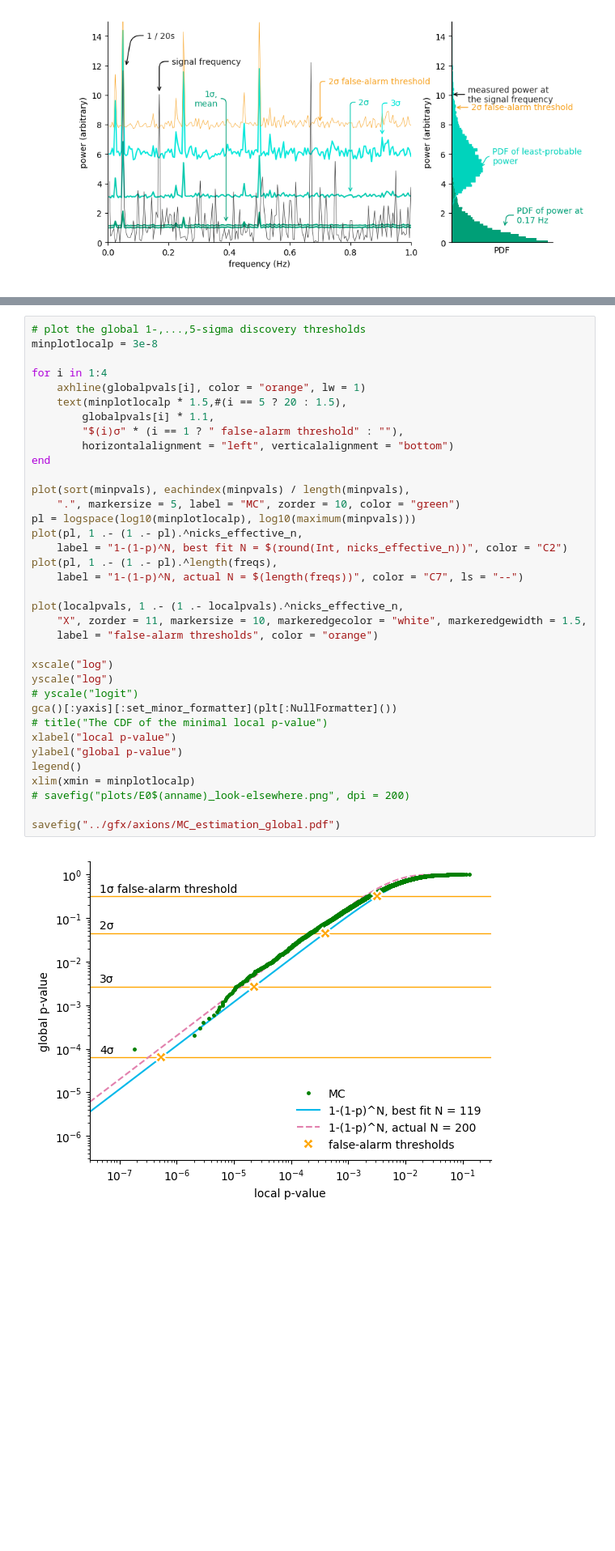
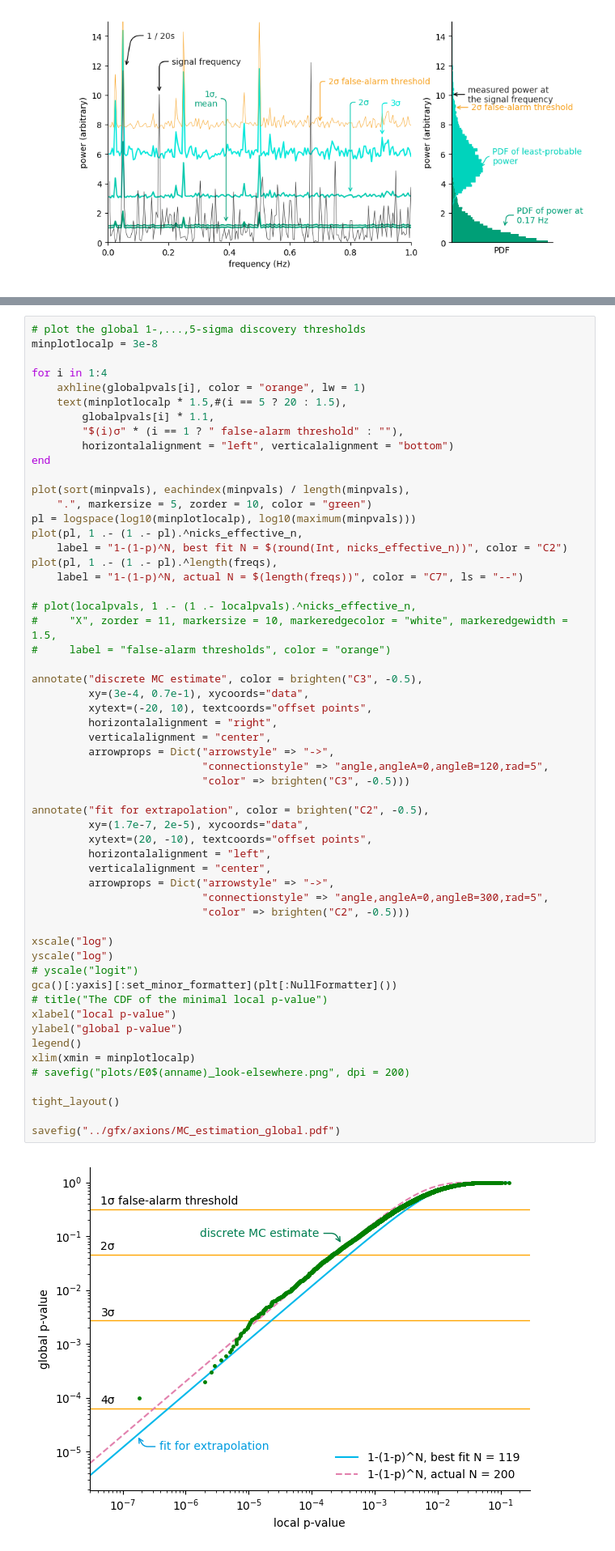
Before and after one commit to rawlik/rawlik-phd-thesis, a Jupyter notebook: calculations/alp_plots.ipynb, the cells around one changed output, grey strips where cells are left out. Shown at 81% size. Cells and saved outputs as stored; diff of their text form; blank space fills up the shorter version.

Commit message:
Changes in the notebook - new plots.

```diff
--- a/calculations/alp_plots.ipynb
+++ b/calculations/alp_plots.ipynb
@@ -981,35 +1030,55 @@ minplotlocalp = 3e-8
 
 for i in 1:4
     axhline(globalpvals[i], color = "orange", lw = 1)
     text(minplotlocalp * 1.5,#(i == 5 ? 20 : 1.5),
         globalpvals[i] * 1.1,
         "$(i)σ" * (i == 1 ? " false-alarm threshold" : ""),
         horizontalalignment = "left", verticalalignment = "bottom")
 end
 
 plot(sort(minpvals), eachindex(minpvals) / length(minpvals),
-    ".", markersize = 5, label = "MC", zorder = 10, color = "green")
+    ".", markersize = 5, zorder = 10, color = "green")
 pl = logspace(log10(minplotlocalp), log10(maximum(minpvals)))
 plot(pl, 1 .- (1 .- pl).^nicks_effective_n,
     label = "1-(1-p)^N, best fit N = $(round(Int, nicks_effective_n))", color = "C2")
 plot(pl, 1 .- (1 .- pl).^length(freqs),
     label = "1-(1-p)^N, actual N = $(length(freqs))", color = "C7", ls = "--")
 
-plot(localpvals, 1 .- (1 .- localpvals).^nicks_effective_n,
-    "X", zorder = 11, markersize = 10, markeredgecolor = "white", markeredgewidth = 1.5,
-    label = "false-alarm thresholds", color = "orange")
+# plot(localpvals, 1 .- (1 .- localpvals).^nicks_effective_n,
+#     "X", zorder = 11, markersize = 10, markeredgecolor = "white", markeredgewidth = 1.5,
+#     label = "false-alarm thresholds", color = "orange")
+
+annotate("discrete MC estimate", color = brighten("C3", -0.5),
+         xy=(3e-4, 0.7e-1), xycoords="data",
+         xytext=(-20, 10), textcoords="offset points",
+         horizontalalignment = "right",
+         verticalalignment = "center",
+         arrowprops = Dict("arrowstyle" => "->",
+                           "connectionstyle" => "angle,angleA=0,angleB=120,rad=5",
+                           "color" => brighten("C3", -0.5)))
+
+annotate("fit for extrapolation", color = brighten("C2", -0.5),
+         xy=(1.7e-7, 2e-5), xycoords="data",
+         xytext=(20, -10), textcoords="offset points",
+         horizontalalignment = "left",
+         verticalalignment = "center",
+         arrowprops = Dict("arrowstyle" => "->",
+                           "connectionstyle" => "angle,angleA=0,angleB=300,rad=5",
+                           "color" => brighten("C2", -0.5)))
 
 xscale("log")
 yscale("log")
 # yscale("logit")
 gca()[:yaxis][:set_minor_formatter](plt[:NullFormatter]())
 # title("The CDF of the minimal local p-value")
 xlabel("local p-value")
 ylabel("global p-value")
 legend()
 xlim(xmin = minplotlocalp)
 # savefig("plots/E0$(anname)_look-elsewhere.png", dpi = 200)
 
+tight_layout()
+
 savefig("../gfx/axions/MC_estimation_global.pdf")
 # %% [output]
-[figure, old version]
+[figure, new version]
```
Also changed, not shown: parts of 8 cells of this notebook.
